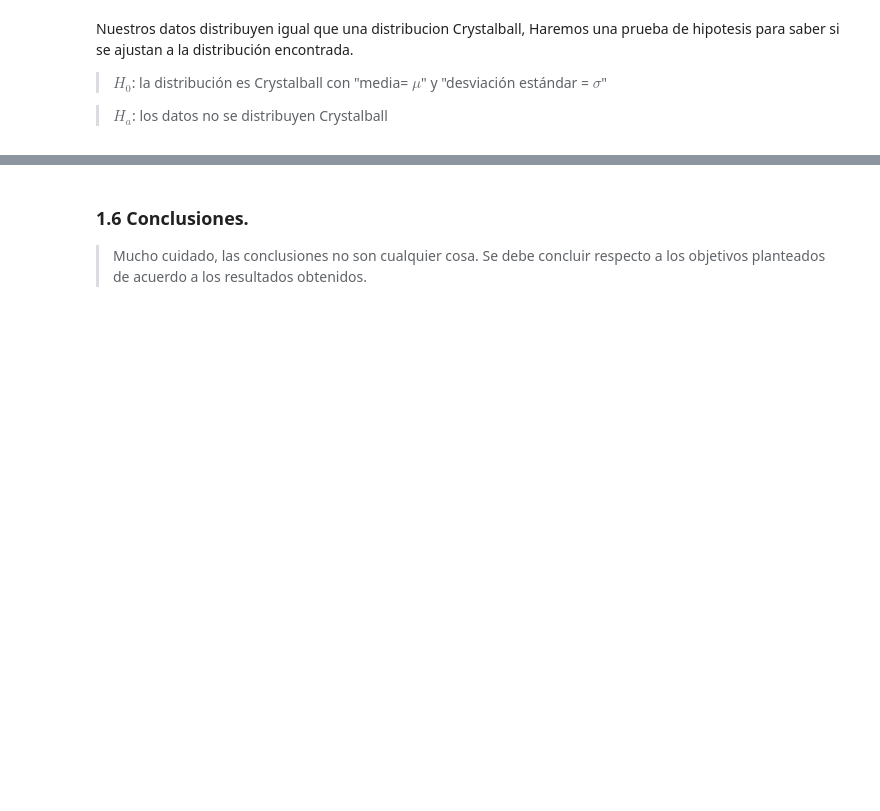
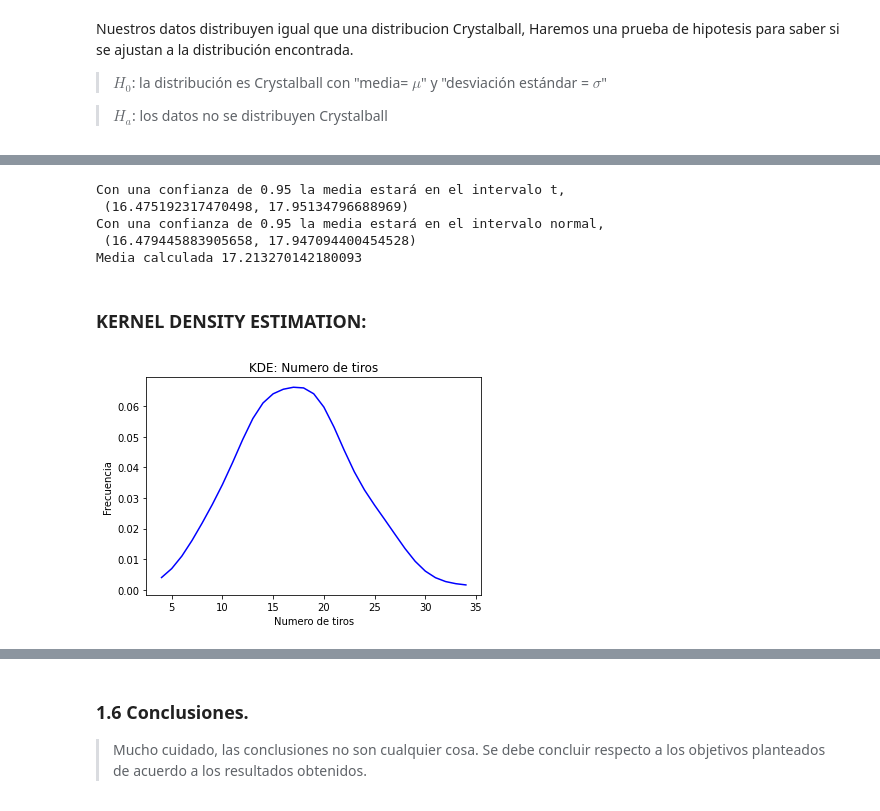
Before and after one commit to mariajosecanture/PROYECTO_SG_MJC, a Jupyter notebook: ProyectoModulo1_CantuM_GarciaS_GreenA-Copy1.ipynb, the cells around one changed output, grey strips where cells are left out. Cells and saved outputs as stored; diff of their text form; code cells hidden in the pictures; blank space fills up the shorter version.

```diff
--- a/ProyectoModulo1_CantuM_GarciaS_GreenA-Copy1.ipynb
+++ b/ProyectoModulo1_CantuM_GarciaS_GreenA-Copy1.ipynb
@@ -552,0 +514,34 @@ Metodo Q-Q (distribucion correcta)
+# %%
+confianza = 0.95
+X = data_hs['HS']
+st.sem
+i1 = st.t.interval(confianza,len(X)-1, loc=np.mean(X), scale=st.sem(X))
+i2 = st.norm.interval(confianza, loc=np.mean(X), scale=st.sem(X))
+print('Con una confianza de %2.2f la media estará en el intervalo t,\n %s' %(confianza,i1))
+print('Con una confianza de %2.2f la media estará en el intervalo normal,\n %s' %(confianza,i2))
+print('Media calculada' ,np.mean(X))
+# %% [output]
+Con una confianza de 0.95 la media estará en el intervalo t,
+ (16.475192317470498, 17.95134796688969)
+Con una confianza de 0.95 la media estará en el intervalo normal,
+ (16.479445883905658, 17.947094400454528)
+Media calculada 17.213270142180093
+# %% [markdown]
+### KERNEL DENSITY ESTIMATION:
+# %%
+
+# The grid we'll use for plotting
+x_grid = np.arange(np.min(data_hs['HS']),np.max(data_hs['HS']))
+
+# Draw points from a bimodal distribution in 1D
+
+pdf_true = kde_statsmodels_m(data_hs['HS'], x_grid, bandwidth=0.2)
+
+# Plot the three kernel density estimates
+plt.title("KDE: Numero de tiros")
+plt.xlabel('Numero de tiros')
+plt.ylabel("Frecuencia")
+plt.plot(x_grid, pdf_true, color='blue')
+plt.show()
+# %% [output]
+[figure, added]
```
Also changed, not shown: parts of 37 cells of this notebook.
